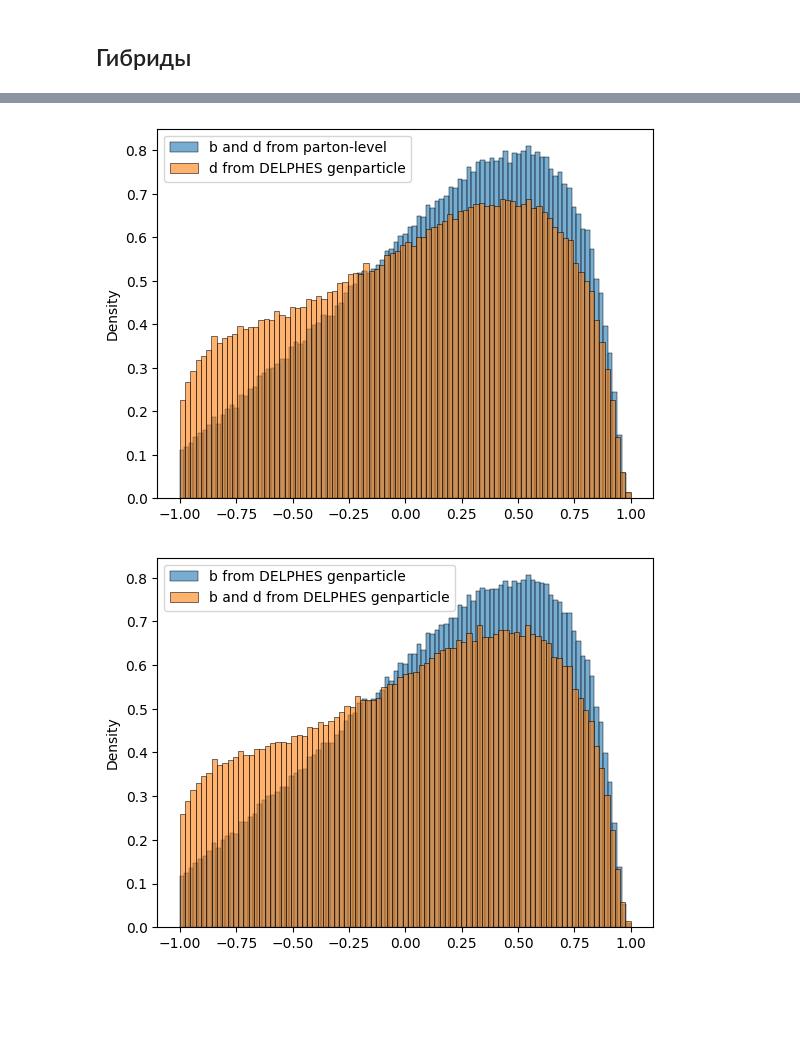
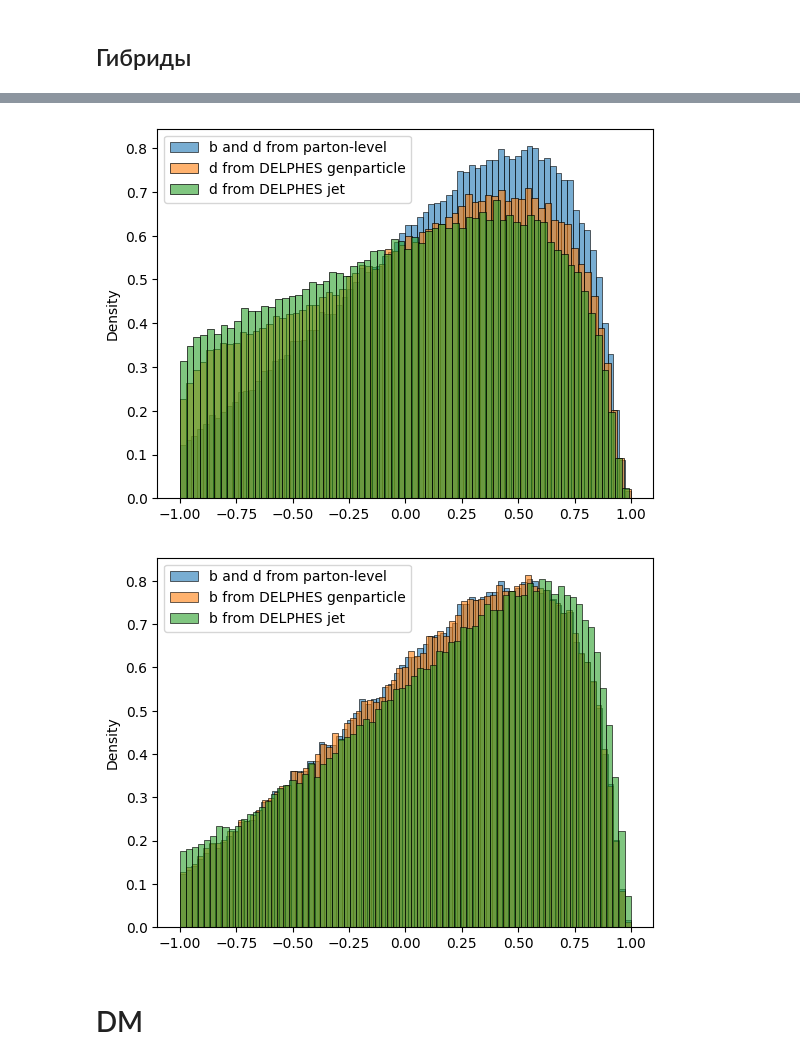
Before and after one commit to emil2001/SpinCorrs, a Jupyter notebook: notebooks/Delphes_plots.ipynb, the cells around one changed output, grey strips where cells are left out. Drawn from its saved outputs; the diff is of its cells as text; code cells hidden in the pictures; blank space fills up the shorter version.

Commit message:
delphes refinement

```diff
--- a/notebooks/Delphes_plots.ipynb
+++ b/notebooks/Delphes_plots.ipynb
@@ -53,7 +27,7 @@ def plot_cosine_true(test_data, name, bins = 100, alpha = 0.5):
     plt.savefig(f"../plots/delphes/Cos_DM_{name}.pdf")
     plt.show()
 # %%
-file_sm = uproot.open("../data/SM_delphes_new.root")
+file_sm = uproot.open("../data/SM_delphes.root")
 df_SM = file_sm['Vars'].arrays(file_sm['Vars'].keys(), library="pd")
 # %%
 p_nu_x = np.array(df_SM['Px_NuGen'])
@@ -139,14 +85,14 @@ plt.show()
 pt_l = np.array(df_SM['Pt_Lep'])
 eta_l = np.array(df_SM['Eta_Lep'])
 phi_l = np.array(df_SM['Phi_Lep'])
-M = np.array(df_SM['E_Lep'])
-p4Mu_delp = vector.arr({"pt": pt_l, "eta": eta_l, "phi": phi_l, "E": M})
+M = np.array(df_SM['M_Lep'])
+p4Mu_delp = vector.arr({"pt": pt_l, "eta": eta_l, "phi": phi_l, "M": M})
 
 pt_b = np.array(df_SM['Pt_BJ1'])
 eta_b = np.array(df_SM['Eta_BJ1'])
 phi_b = np.array(df_SM['Phi_BJ1'])
-M = np.array(df_SM['E_BJ1'])
-p4b1_delp = vector.arr({"pt": pt_b, "eta": eta_b, "phi": phi_b, "E": M})
+M = np.array(df_SM['M_BJ1'])
+p4b1_delp = vector.arr({"pt": pt_b, "eta": eta_b, "phi": phi_b, "M": M})
 
 # pt_b = np.array(df_SM['Pt_BJ2'])
 # eta_b = np.array(df_SM['Eta_BJ2'])
@@ -157,14 +103,14 @@ p4b1_delp = vector.arr({"pt": pt_b, "eta": eta_b, "phi": phi_b, "E": M})
 pt_q = np.array(df_SM['Pt_LJ'])
 eta_q = np.array(df_SM['Eta_LJ'])
 phi_q = np.array(df_SM['Phi_LJ'])
-M = np.array(df_SM['E_LJ'])
-p4j2_delp = vector.arr({"pt": pt_q, "eta": eta_q, "phi": phi_q, "E": M})
+M = np.array(df_SM['M_LJ'])
+p4j2_delp = vector.arr({"pt": pt_q, "eta": eta_q, "phi": phi_q, "M": M})
 
 p4W_delp = p4Mu_delp + p4nm_delp_gen
 p4top_delp = p4W_delp + p4b1_delp
 # %%
 from numpy import genfromtxt
-passed_events = genfromtxt('delphes_events.txt', delimiter=' ')
+passed_events = genfromtxt('delphes_events_sm.txt', delimiter=' ')
 passed_events = passed_events.astype(int)
 # %%
 file_sm = uproot.open("../data/SM.root")
@@ -425,14 +377,18 @@ plt.show()
 # %%
 sns.histplot(Cos_lep_light_delp_hybr, stat = 'density', label = "b and d from parton-level", alpha = .6)
 sns.histplot(Cos_lep_light_delp_hybr_j2, stat = 'density', label = "d from DELPHES genparticle", alpha = .6)
+sns.histplot(Cos_lep_light_delp_hybr_j2_delp, stat = 'density', label = "d from DELPHES jet", alpha = .6)
 plt.legend()
 plt.show()
 # %% [output]
-[figure, old version]
+[figure, new version]
 # %%
+sns.histplot(Cos_lep_light_delp_hybr, stat = 'density', label = "b and d from parton-level", alpha = .6)
 sns.histplot(Cos_lep_light_delp_hybr_j1, stat = 'density', label = "b from DELPHES genparticle", alpha = .6)
-sns.histplot(Cos_lep_light_delp_hybr_j1j2, stat = 'density', label = "b and d from DELPHES genparticle", alpha = .6)
+sns.histplot(Cos_lep_light_delp_hybr_j1_delp, stat = 'density', label = "b from DELPHES jet", alpha = .6)
 plt.legend()
 plt.show()
 # %% [output]
-[figure, old version]
+[figure, new version]
+# %% [markdown]
+# DM
```
Also changed, not shown: parts of 35 cells of this notebook, 40 other files.
